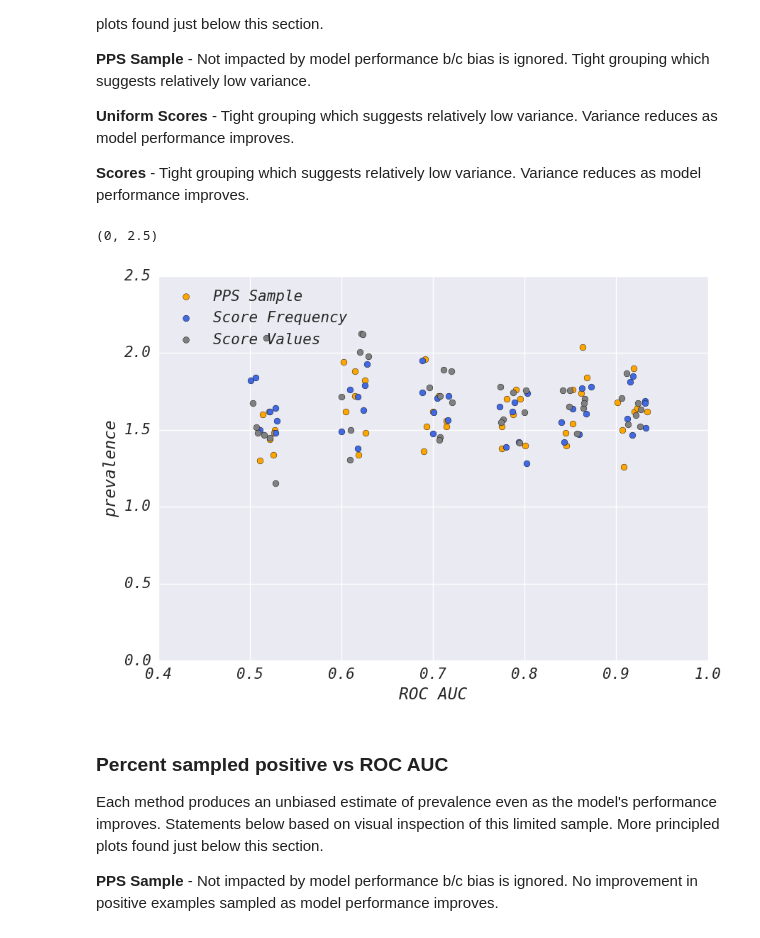
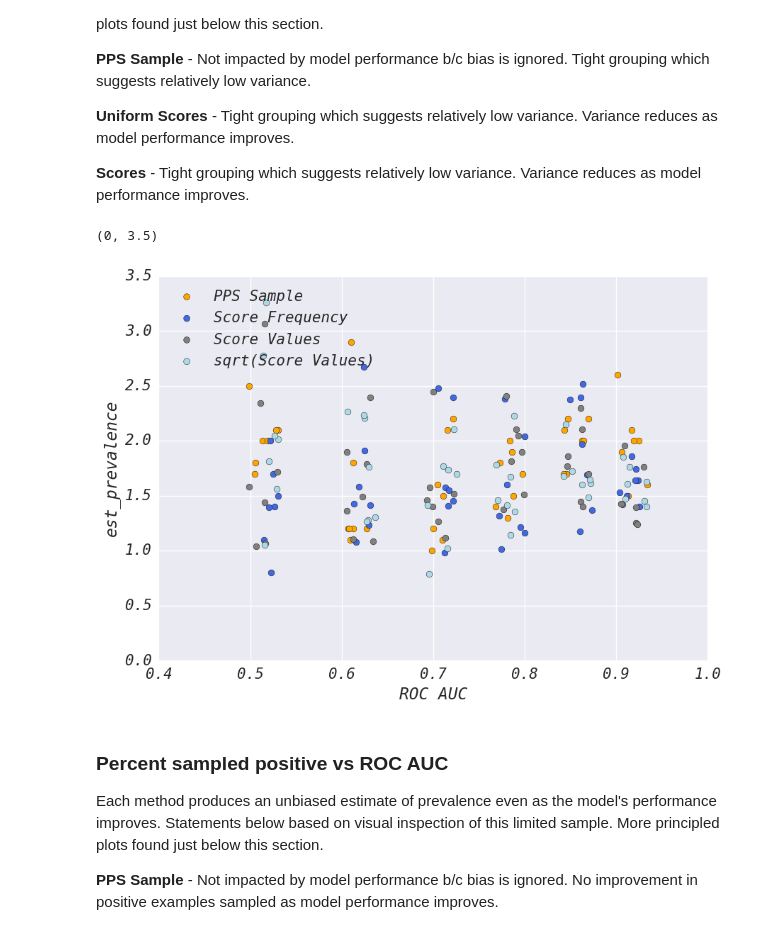
Before and after one commit to facebookarchive/ml_sampler, a Jupyter notebook: examples/bias_comparison.ipynb, the cells around one changed output. Drawn from its saved outputs; the diff is of its cells as text; code cells hidden in the pictures.

```diff
--- a/examples/bias_comparison.ipynb
+++ b/examples/bias_comparison.ipynb
@@ -186,6 +194,11 @@ methods = [
     # Things that hive higher scores are proportionately higher to be
     # samples.
     ('Score Values', lambda score: score),
+
+    # Use the raw model scores to bias the sample.
+    # Things that hive higher scores are proportionately higher to be
+    # samples.
+    ('sqrt(Score Values)', lambda score: np.sqrt(score)),
 ]
 # %% [markdown]
 ## Plot ROC-AUC and the distribution of scores sampled
@@ -197,8 +210,6 @@ Each method produces an unbiased estimate of prevalence even as the model's perf
 
 **Scores** - Should be biased towards higher score bins but can be influenced by the overall population's distribution.
 # %%
-importance, is_positive, scores = produce_data()
-
 _ = plt.hist(scores, bins=bins)
 plt.title('Histogram of scores\nin the full population')
 plt.xlabel('Score')
@@ -237,7 +249,7 @@ for rnd in [0.0, 0.2, 0.4, 0.6, 0.8, 1.0]:
 
     for method, func in methods:
         for i in range(7):
-            r = tutorial_helpers.sample_stats(views, is_spam, scores, num_samples=5000, bias_func=func)
+            r = tutorial_helpers.sample_stats(views, is_spam, func(scores), num_samples=1000)
 
             r['ROC AUC'] = auc
             # introduce a little jitter to make the plots easier to view
@@ -288,12 +300,12 @@ Each method produces an unbiased estimate of prevalence even as the model's perf
 
 **Scores** - Tight grouping which suggests relatively low variance. Variance reduces as model performance improves.
 # %%
-plot_vs_auc(results, 'prevalence')
-plt.ylim(0, 2.5)
+plot_vs_auc(results, 'est_prevalence')
+plt.ylim(0, 3.5)
 # note jitter was introduced to AUC to make the plots easier to read
 # %% [output]
-(0, 2.5)
+(0, 3.5)
-[figure, old version]
+[figure, new version]
 # %% [markdown]
 ### Percent sampled positive vs ROC AUC
 Each method produces an unbiased estimate of prevalence even as the model's performance improves. Statements below based on visual inspection of this limited sample. More principled plots found just below this section.
```
Also changed, not shown: parts of 20 cells of this notebook, 5 other files.
